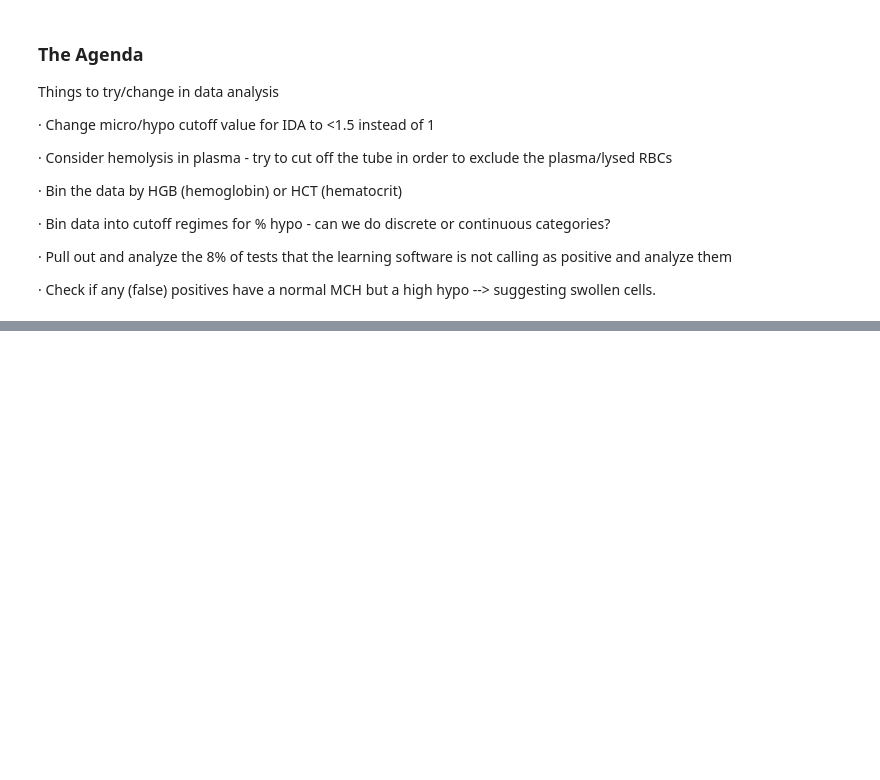
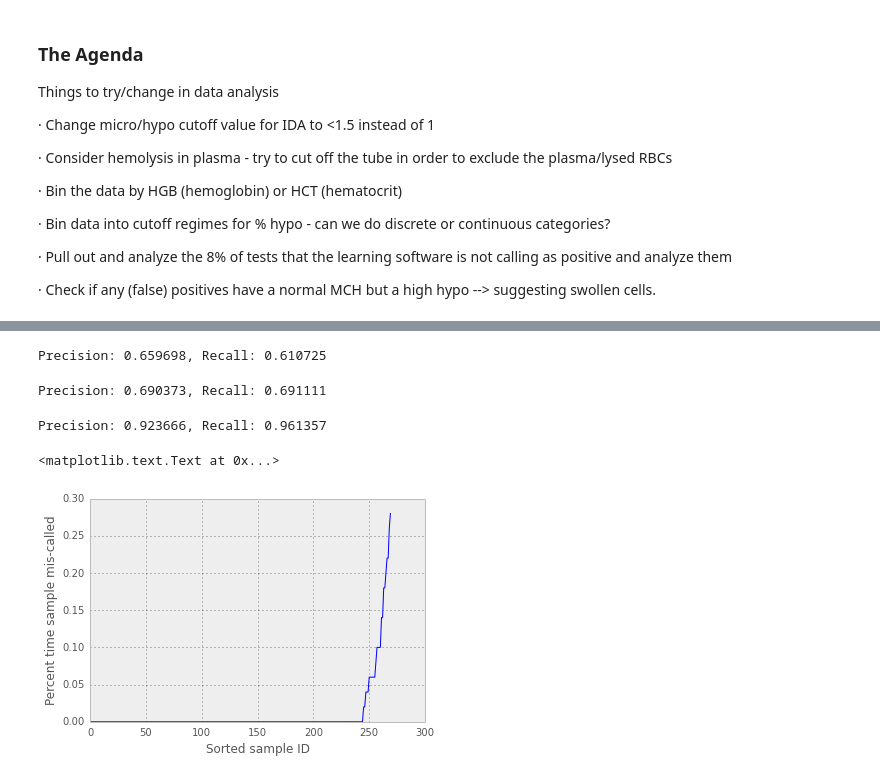
Before and after one commit to alexbw/ida, a Jupyter notebook: Follow-up analysis 7-25-2014.ipynb, the cells around one changed output, grey strips where cells are left out. Drawn from its saved outputs; the diff is of its cells as text; code cells hidden in the pictures; blank space fills up the shorter version.

```diff
--- a/Follow-up analysis 7-25-2014.ipynb
+++ b/Follow-up analysis 7-25-2014.ipynb
@@ -262,0 +169,47 @@ True
+# %%
+# Bin by HCT (hematocrit)
+hematocrit = isdf['HCT'].values.astype('float32')
+bins = np.linspace(hematocrit.min(), hematocrit.max(), 3) # TODO: rational bins
+hematocrit_bins = np.digitize(hematocrit, bins, right=True)
+
+data = np.vstack(isdf.data)
+labels = hematocrit_bins
+guess_labels, true_labels, test_idx, yscores = classify(data, labels, n_folds=50, C=0.03)
+# %% [output]
+Precision: 0.659698, Recall: 0.610725
+# %%
+# Bin data into cutoff regimes for % hypo - can we do discrete or continuous categories?
+hypo = np.array(isdf['%Hypo'].values, dtype='float32')
+bins = np.linspace(0, 100, 10)
+hypo_bins = np.digitize(hypo, bins, right=True)
+
+data = np.vstack(isdf.data)
+labels = hypo_bins
+guess_labels, true_labels, test_idx, yscores = classify(data, labels, n_folds=50, C=0.03)
+# %% [output]
+Precision: 0.690373, Recall: 0.691111
+# %%
+# Pull out and analyze the 8% of tests that the learning software is not calling as positive and analyze them
+orig_blood_type = isdf.blood_type.copy()
+isdf.blood_type[(isdf.blood_type == "ida") | (isdf.blood_type == "tt")] = "anemic"
+data = np.vstack(isdf.data)
+labels = isdf.blood_type.values
+y,unique_y = unique_indices(labels)
+y = y.astype('int32')
+n_folds = 50
+guess_labels, true_labels, test_idx, yscores = classify(data, y, n_folds=n_folds, C=0.03)
+# %% [output]
+Precision: 0.923666, Recall: 0.961357
+# %%
+false_calls = np.sort(np.hstack([tidx[g!=t] for g,t,tidx in zip(guess_labels, true_labels, test_idx)]))
+n_false_calls_per_sample = np.bincount(false_calls, minlength=len(isdf))/float(n_folds)
+hard_samples = np.argwhere(n_false_calls_per_sample > 0).ravel()
+easy_samples = np.argwhere(n_false_calls_per_sample == 0).ravel()
+# %%
+# It looks like there's a relatively limited population of "hard" samples
+plot(np.sort(n_false_calls_per_sample))
+ylabel("Percent time sample mis-called")
+xlabel("Sorted sample ID")
+# %% [output]
+<matplotlib.text.Text at 0x...>
+[figure, added]
```
Also changed, not shown: parts of 36 cells of this notebook, 1 other file.
